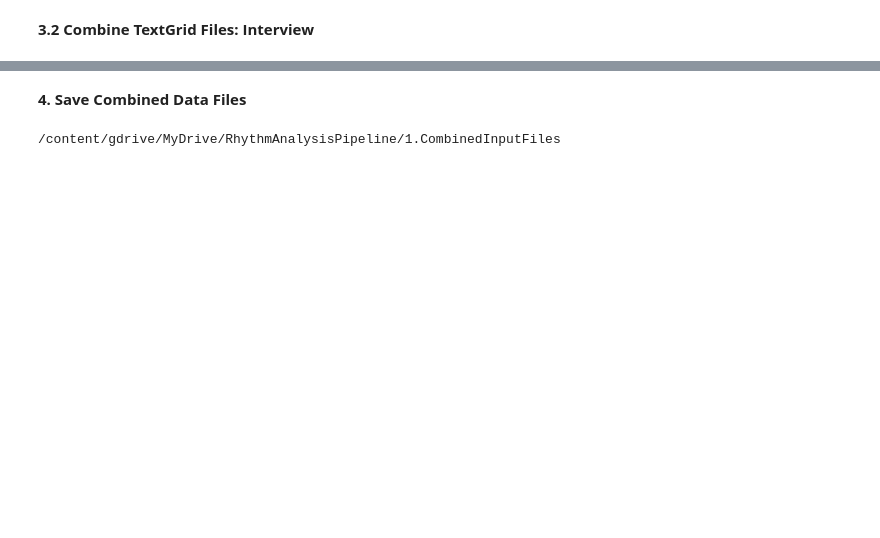
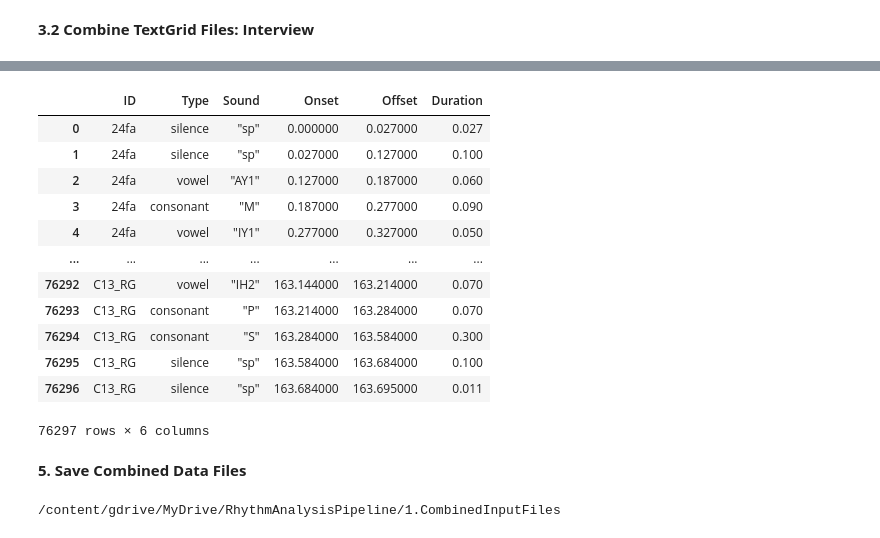
Before and after one commit to Janina712/MLTSA22_JBoecher, a Jupyter notebook: Other/Segmented2Metrics_ProcessingPipeline.ipynb, the cells around one changed output, grey strips where cells are left out. Saved outputs shown, nothing was run; the diff lists cells and outputs as text; code cells hidden in the pictures; blank space fills up the shorter version.

```diff
--- a/Other/Segmented2Metrics_ProcessingPipeline.ipynb
+++ b/Other/Segmented2Metrics_ProcessingPipeline.ipynb
@@ -280,5 +346,36 @@ inter_TextGrid_duration
+# %%
+Type_col = pd.DataFrame(columns=range(1))
+Type_col.columns = ["Type"]
+# %%
+for i in range(0, len(inter_TextGrid_duration)):
+  if inter_TextGrid_duration["Sound"][i] in vowels:
+    Type_col = Type_col.append({"Type":"vowel"}, ignore_index=True)
+  elif inter_TextGrid_duration["Sound"][i] in consonants:
+    Type_col = Type_col.append({"Type":"consonant"}, ignore_index=True)
+  elif inter_TextGrid_duration["Sound"][i] in silence:
+    Type_col = Type_col.append({"Type":"silence"}, ignore_index=True)
+# %%
+inter_TextGrid_duration = pd.concat([inter_TextGrid_duration, Type_col], axis=1)
+# %%
+inter_TextGrid_duration = inter_TextGrid_duration[["ID", "Type", "Sound", "Onset", "Offset", "Duration"]]
+# %%
+inter_TextGrid_duration
+# %% [output]
+|  | ID | Type | Sound | Onset | Offset | Duration |
+| 0 | 24fa | silence | "sp" | 0.000000 | 0.027000 | 0.027 |
+| 1 | 24fa | silence | "sp" | 0.027000 | 0.127000 | 0.100 |
+| 2 | 24fa | vowel | "AY1" | 0.127000 | 0.187000 | 0.060 |
+| 3 | 24fa | consonant | "M" | 0.187000 | 0.277000 | 0.090 |
+| 4 | 24fa | vowel | "IY1" | 0.277000 | 0.327000 | 0.050 |
+| ... | ... | ... | ... | ... | ... | ... |
+| 76292 | C13_RG | vowel | "IH2" | 163.144000 | 163.214000 | 0.070 |
+| 76293 | C13_RG | consonant | "P" | 163.214000 | 163.284000 | 0.070 |
+| 76294 | C13_RG | consonant | "S" | 163.284000 | 163.584000 | 0.300 |
+| 76295 | C13_RG | silence | "sp" | 163.584000 | 163.684000 | 0.100 |
+| 76296 | C13_RG | silence | "sp" | 163.684000 | 163.695000 | 0.011 |
+76297 rows × 6 columns
 # %% [markdown]
-**4. Save Combined Data Files**
+**5. Save Combined Data Files**
 # %%
 dir = "1.CombinedInputFiles"
 
```
Also changed, not shown: parts of 30 cells of this notebook.
